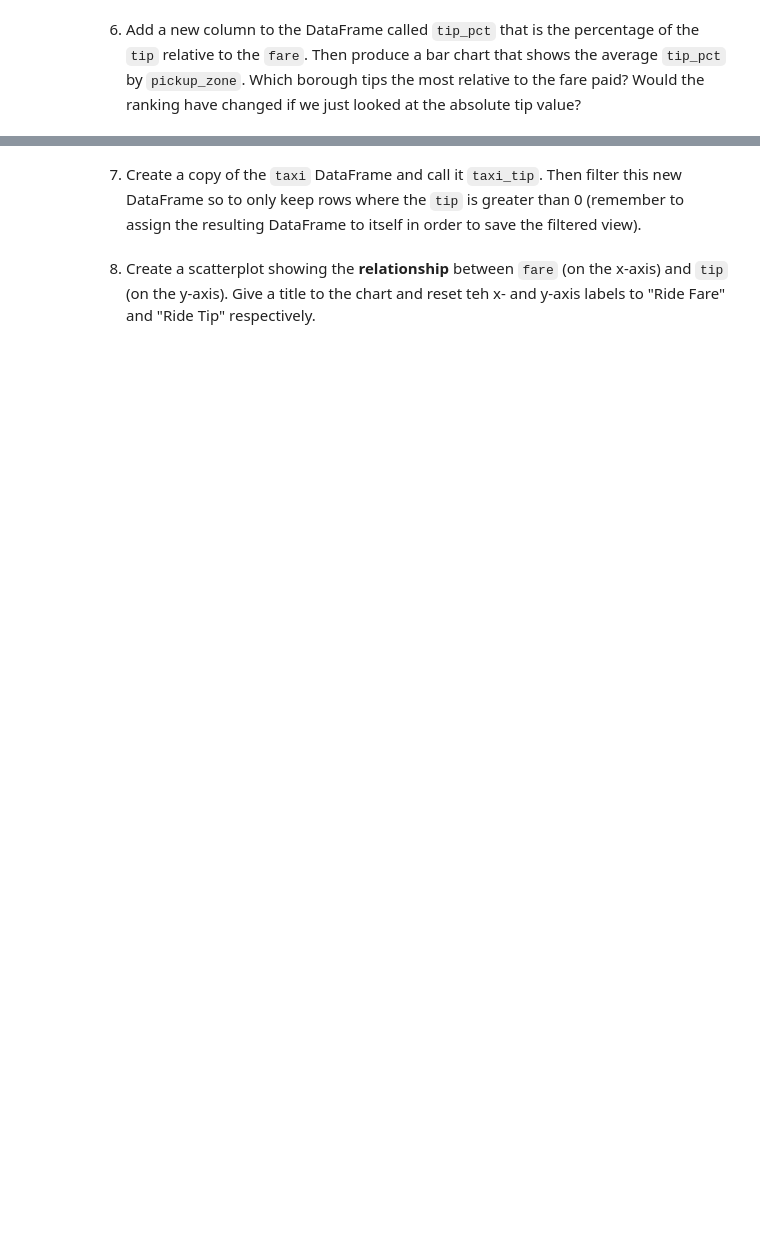
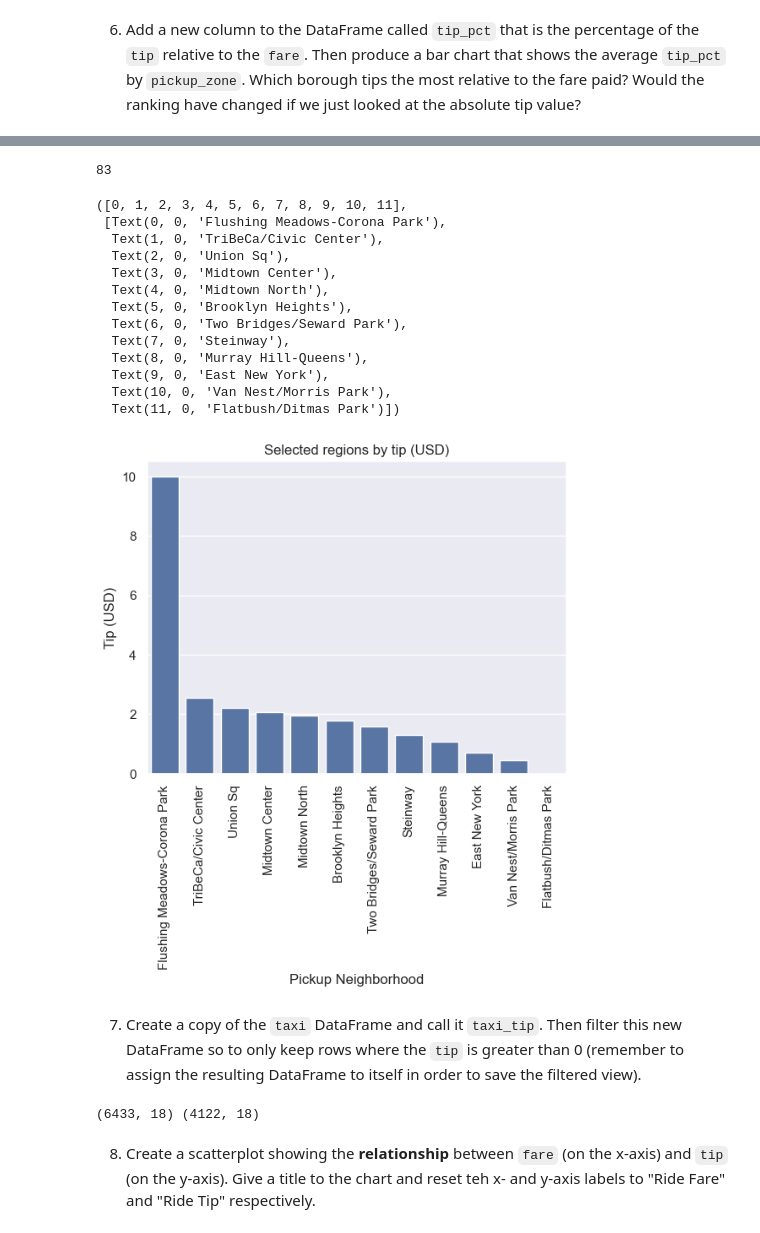
Before and after one commit to extra-jalapenos/python-matplot-and-seaborn, a Jupyter notebook: 6b Homework.ipynb, the cells around one changed output, grey strips where cells are left out. Drawn from its saved outputs; the diff is of its cells as text; code cells hidden in the pictures; blank space fills up the shorter version.

```diff
--- a/6b Homework.ipynb
+++ b/6b Homework.ipynb
@@ -141,4 +259,36 @@ taxi['pickup_date'] = taxi['pickup'].dt.date
+# %%
+tips_by_pickup = taxi.groupby(by="pickup_zone").agg({ "tip": np.mean }).sort_values(by="tip", ascending=False)
+with_0_tips = tips_by_pickup[tips_by_pickup["tip"] == 0].value_counts()[0]
+print(with_0_tips)
+tips_by_pickup = tips_by_pickup[tips_by_pickup["tip"] != 0]
+# this is all data, but that's too crowded, sorry!
+# sns.barplot(tips_by_pickup, x="pickup_zone", y="tip")
+pickup_region = sns.barplot(tips_by_pickup[::10], x="pickup_zone", y="tip")
+pickup_region.set_title("Selected regions by tip (USD)")
+pickup_region.set_xlabel("Pickup Neighborhood")
+pickup_region.set_ylabel("Tip (USD)")
+plt.xticks(rotation=90)
+# %% [output]
+83
+([0, 1, 2, 3, 4, 5, 6, 7, 8, 9, 10, 11],
+ [Text(0, 0, 'Flushing Meadows-Corona Park'),
+  Text(1, 0, 'TriBeCa/Civic Center'),
+  Text(2, 0, 'Union Sq'),
+  Text(3, 0, 'Midtown Center'),
+  Text(4, 0, 'Midtown North'),
+  Text(5, 0, 'Brooklyn Heights'),
+  Text(6, 0, 'Two Bridges/Seward Park'),
+  Text(7, 0, 'Steinway'),
+  Text(8, 0, 'Murray Hill-Queens'),
+  Text(9, 0, 'East New York'),
+  Text(10, 0, 'Van Nest/Morris Park'),
+  Text(11, 0, 'Flatbush/Ditmas Park')])
+[figure, added]
 # %% [markdown]
 7. Create a copy of the `taxi` DataFrame and call it `taxi_tip`. Then filter this new DataFrame so to only keep rows where the `tip` is greater than 0 (remember to assign the resulting DataFrame to itself in order to save the filtered view).
+# %%
+taxi_tip = taxi[taxi["tip"] > 0]
+# %% [output]
+(6433, 18) (4122, 18)
 # %% [markdown]
 8. Create a scatterplot showing the **relationship** between `fare` (on the x-axis) and `tip` (on the y-axis). Give a title to the chart and reset teh x- and y-axis labels to "Ride Fare" and "Ride Tip" respectively.
```
Also changed, not shown: parts of 13 cells of this notebook.
